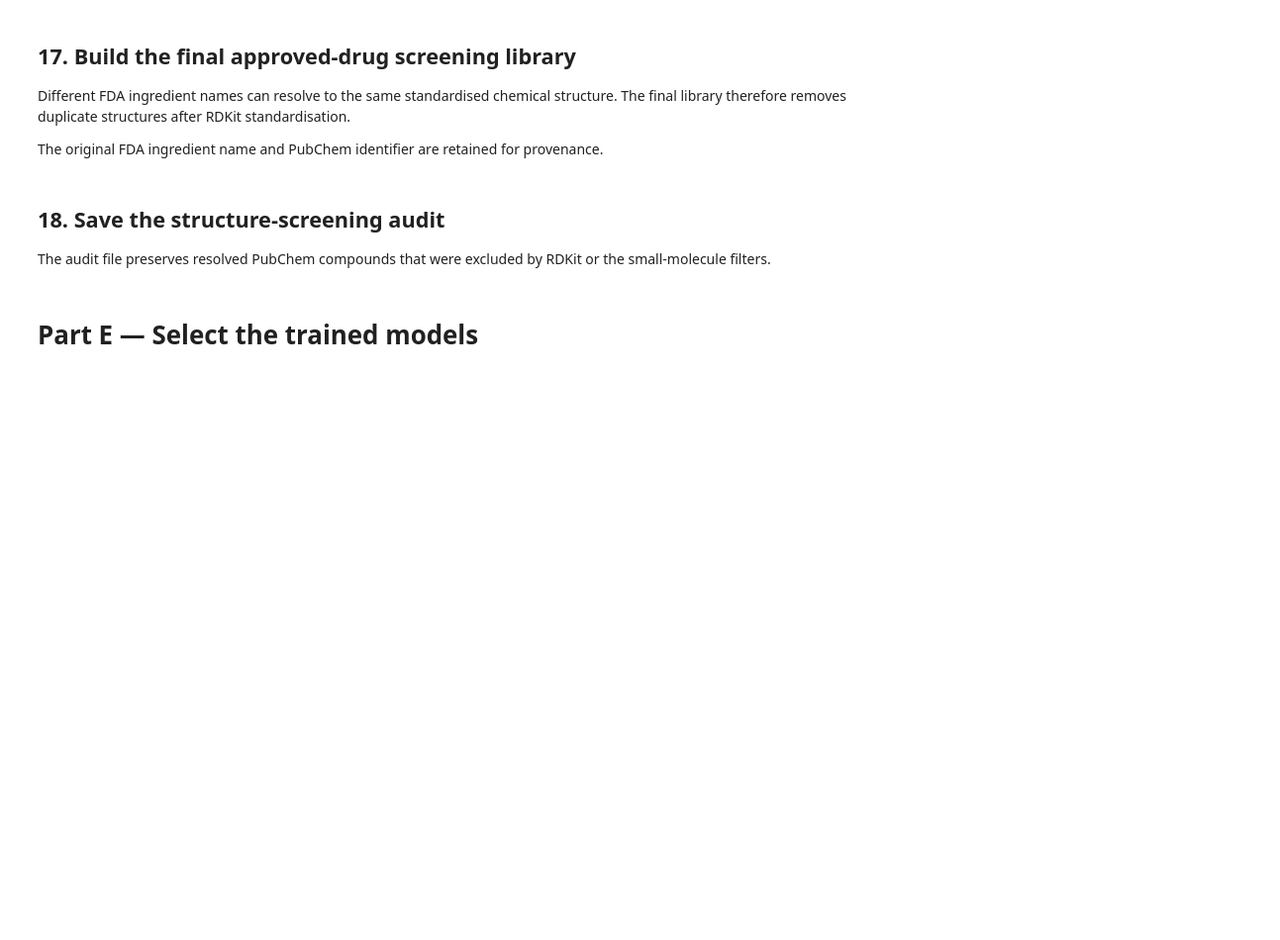
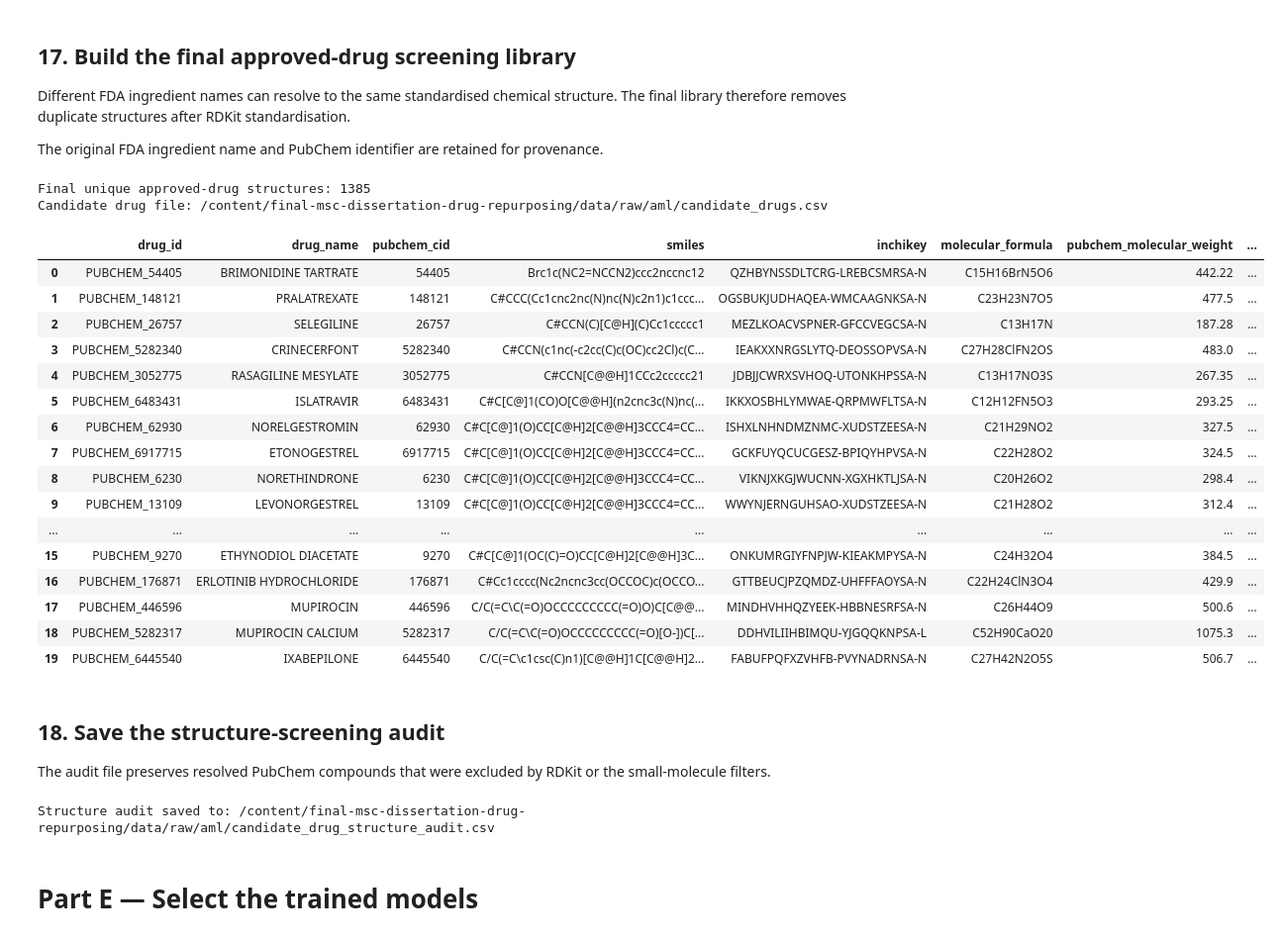
Before and after one commit to Thebluesky303/msc-dissertation-drug-repurposing, a Jupyter notebook: notebooks/09_aml_screening.ipynb, the cells around one changed output. Shown at 99% size. Saved outputs shown, nothing was run; the diff lists cells and outputs as text; code cells hidden in the pictures; blank space fills up the shorter version.

```diff
--- a/notebooks/09_aml_screening.ipynb
+++ b/notebooks/09_aml_screening.ipynb
@@ -731,0 +1055,14 @@ print(
+# %%
+# Load FDA Orange Book from the local file path provided
+LOCAL_ORANGE_BOOK_PATH = Path("/content/EOBZIP_2026_06.zip")
+
+if not LOCAL_ORANGE_BOOK_PATH.exists():
+    raise FileNotFoundError(f"Could not find the ZIP file at {LOCAL_ORANGE_BOOK_PATH}")
+
+with open(LOCAL_ORANGE_BOOK_PATH, 'rb') as f:
+    orange_book_bytes = f.read()
+
+orange_book_download_url = str(LOCAL_ORANGE_BOOK_PATH)
+
+print(f"Loaded Orange Book ZIP from local path: {orange_book_download_url}")
+print(f"ZIP size: {len(orange_book_bytes) / 1024 / 1024:.2f} MB")
@@ -1504,6 +1958,11 @@ candidate_drugs_df[
     "approval_source"
 ] = "FDA Orange Book"
 
+# Fix: Add the missing URL column required by candidate_columns
+candidate_drugs_df[
+    "approval_source_url"
+] = FDA_ORANGE_BOOK_PAGE
+
 candidate_drugs_df[
     "structure_source"
 ] = "PubChem PUG REST"
@@ -1531,33 +1990,53 @@ candidate_columns = [
 
 candidate_drugs_df = (
     candidate_drugs_df[
         candidate_columns
     ]
 )
 
 CANDIDATE_DRUGS_PATH = (
     AML_DIR
     / "candidate_drugs.csv"
 )
 
 candidate_drugs_df.to_csv(
     CANDIDATE_DRUGS_PATH,
     index=False,
 )
 
 print(
     "Final unique approved-drug structures:",
     len(candidate_drugs_df),
 )
 
 print(
     "Candidate drug file:",
     CANDIDATE_DRUGS_PATH,
 )
 
 display(
     candidate_drugs_df.head(20)
 )
+# %% [output]
+Final unique approved-drug structures: 1385
+Candidate drug file: /content/final-msc-dissertation-drug-repurposing/data/raw/aml/candidate_drugs.csv
+|  | drug_id | drug_name | pubchem_cid | smiles | inchikey | molecular_formula | pubchem_molecular_weight | ... |
+| 0 | PUBCHEM_54405 | BRIMONIDINE TARTRATE | 54405 | Brc1c(NC2=NCCN2)ccc2nccnc12 | QZHBYNSSDLTCRG-LREBCSMRSA-N | C15H16BrN5O6 | 442.22 | ... |
+| 1 | PUBCHEM_148121 | PRALATREXATE | 148121 | C#CCC(Cc1cnc2nc(N)nc(N)c2n1)c1ccc... | OGSBUKJUDHAQEA-WMCAAGNKSA-N | C23H23N7O5 | 477.5 | ... |
+| 2 | PUBCHEM_26757 | SELEGILINE | 26757 | C#CCN(C)[C@H](C)Cc1ccccc1 | MEZLKOACVSPNER-GFCCVEGCSA-N | C13H17N | 187.28 | ... |
+| 3 | PUBCHEM_5282340 | CRINECERFONT | 5282340 | C#CCN(c1nc(-c2cc(C)c(OC)cc2Cl)c(C... | IEAKXXNRGSLYTQ-DEOSSOPVSA-N | C27H28ClFN2OS | 483.0 | ... |
+| 4 | PUBCHEM_3052775 | RASAGILINE MESYLATE | 3052775 | C#CCN[C@@H]1CCc2ccccc21 | JDBJJCWRXSVHOQ-UTONKHPSSA-N | C13H17NO3S | 267.35 | ... |
+| 5 | PUBCHEM_6483431 | ISLATRAVIR | 6483431 | C#C[C@]1(CO)O[C@@H](n2cnc3c(N)nc(... | IKKXOSBHLYMWAE-QRPMWFLTSA-N | C12H12FN5O3 | 293.25 | ... |
+| 6 | PUBCHEM_62930 | NORELGESTROMIN | 62930 | C#C[C@]1(O)CC[C@H]2[C@@H]3CCC4=CC... | ISHXLNHNDMZNMC-XUDSTZEESA-N | C21H29NO2 | 327.5 | ... |
+| 7 | PUBCHEM_6917715 | ETONOGESTREL | 6917715 | C#C[C@]1(O)CC[C@H]2[C@@H]3CCC4=CC... | GCKFUYQCUCGESZ-BPIQYHPVSA-N | C22H28O2 | 324.5 | ... |
+| 8 | PUBCHEM_6230 | NORETHINDRONE | 6230 | C#C[C@]1(O)CC[C@H]2[C@@H]3CCC4=CC... | VIKNJXKGJWUCNN-XGXHKTLJSA-N | C20H26O2 | 298.4 | ... |
+| 9 | PUBCHEM_13109 | LEVONORGESTREL | 13109 | C#C[C@]1(O)CC[C@H]2[C@@H]3CCC4=CC... | WWYNJERNGUHSAO-XUDSTZEESA-N | C21H28O2 | 312.4 | ... |
+| ... | ... | ... | ... | ... | ... | ... | ... | ... |
+| 15 | PUBCHEM_9270 | ETHYNODIOL DIACETATE | 9270 | C#C[C@]1(OC(C)=O)CC[C@H]2[C@@H]3C... | ONKUMRGIYFNPJW-KIEAKMPYSA-N | C24H32O4 | 384.5 | ... |
+| 16 | PUBCHEM_176871 | ERLOTINIB HYDROCHLORIDE | 176871 | C#Cc1cccc(Nc2ncnc3cc(OCCOC)c(OCCO... | GTTBEUCJPZQMDZ-UHFFFAOYSA-N | C22H24ClN3O4 | 429.9 | ... |
+| 17 | PUBCHEM_446596 | MUPIROCIN | 446596 | C/C(=C\C(=O)OCCCCCCCCC(=O)O)C[C@@... | MINDHVHHQZYEEK-HBBNESRFSA-N | C26H44O9 | 500.6 | ... |
+| 18 | PUBCHEM_5282317 | MUPIROCIN CALCIUM | 5282317 | C/C(=C\C(=O)OCCCCCCCCC(=O)[O-])C[... | DDHVILIIHBIMQU-YJGQQKNPSA-L | C52H90CaO20 | 1075.3 | ... |
+| 19 | PUBCHEM_6445540 | IXABEPILONE | 6445540 | C/C(=C\c1csc(C)n1)[C@@H]1C[C@@H]2... | FABUFPQFXZVHFB-PVYNADRNSA-N | C27H42N2O5S | 506.7 | ... |
 # %% [markdown]
 ## 18. Save the structure-screening audit
 
@@ -1577,6 +2056,8 @@ print(
     "Structure audit saved to:",
     CANDIDATE_AUDIT_PATH,
 )
+# %% [output]
+Structure audit saved to: /content/final-msc-dissertation-drug-repurposing/data/raw/aml/candidate_drug_structure_audit.csv
 # %% [markdown]
 # Part E — Select the trained models
 # %% [markdown]
```
Also changed, not shown: parts of 37 cells of this notebook.
